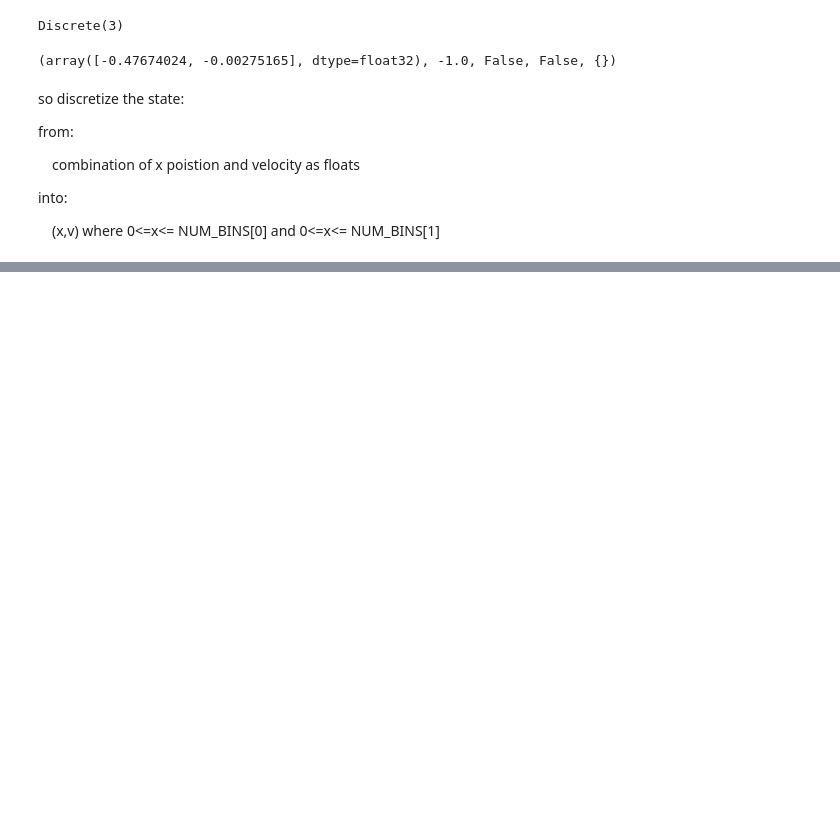
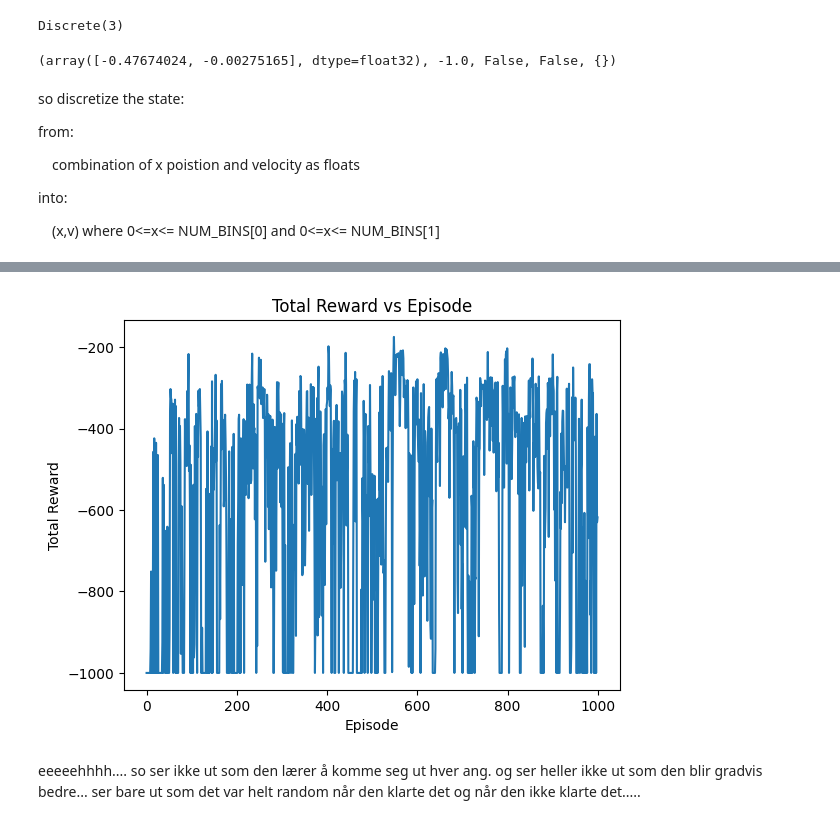
Before and after one commit to saraahmadi3/inf368, a Jupyter notebook: p4/p2ex4/ex4.ipynb, the cells around one changed output, grey strips where cells are left out. Saved outputs shown, nothing was run; the diff lists cells and outputs as text; code cells hidden in the pictures; blank space fills up the shorter version.

Commit message:
q learning seems to not learn....

```diff
--- a/p4/p2ex4/ex4.ipynb
+++ b/p4/p2ex4/ex4.ipynb
@@ -42,10 +35,14 @@ Velocity Bounds: (-0.07, 0.07)
 # %%
 # choose discrete step delta for position and velocity
 # to discretize the state space
+
+# seperate
 delta_position = 0.1
 delta_velocity = 0.01
+deltas=[delta_position, delta_velocity]
 
-DELTA = [delta_position, delta_velocity]
+# use the same
+delta=0.1
 # %% [markdown]
 **NUM_BINS**
 - decide the number of bins for each state value
@@ -59,6 +56,6 @@ DELTA = [delta_position, delta_velocity]
 - but also decreases the size of the Q-table, and the time to train the agent
 # %%
 # calculate the number of bins for position and velocity based on the bounds and delta
-NUM_BINS = [int(STATE_BOUNDS[i][1] - STATE_BOUNDS[i][0] / DELTA[i])+1 for i in range(2)]
-NUM_BINS
+num_bins = [round(STATE_BOUNDS[i][1] - STATE_BOUNDS[i][0] / deltas[i])+1 for i in range(2)]
+print("Number of Bins:", num_bins)
 # %% [output]
@@ -98,7 +95,7 @@ into:
 &emsp;(x,v) where 0<=x<= NUM_BINS[0] and 0<=x<= NUM_BINS[1]
 # %%
 # Discretize the state space
-def discretize_state(state):
+def discretize_state(state, num_bins):
     discretized_state = []
     for i in range(len(state)):
         lower_bound, upper_bound = STATE_BOUNDS[i]
@@ -106,8 +103,8 @@ def discretize_state(state):
         # above the lower bound and below the upper bound
         value = min(max(state[i], lower_bound), upper_bound)
         # discretize the value --> from foat to int
-        discretized_value = int((value - lower_bound) / (upper_bound - lower_bound) * NUM_BINS[i])
+        discretized_value = int((value - lower_bound) / (upper_bound - lower_bound) * num_bins[i])
         discretized_state.append(discretized_value)
     return tuple(discretized_state)
-discretize_state(state)
+discretize_state(state, num_bins)
 # %% [output]
@@ -114,0 +180,2 @@ discretize_state(state)
+# %%
+Q,rewards=train_agent_q_learning(env,0.1)
@@ -114,0 +203,10 @@ discretize_state(state)
+# %%
+plt.plot(rewards)
+plt.xlabel('Episode')
+plt.ylabel('Total Reward')
+plt.title('Total Reward vs Episode')
+plt.show()
+# %% [output]
+[figure, added]
+# %% [markdown]
+eeeeehhhh.... so ser ikke ut som den lærer å komme seg ut hver ang. og ser heller ikke ut som den blir gradvis bedre... ser bare ut som det var helt random når den klarte det og når den ikke klarte det.....
```
Also changed, not shown: parts of 7 cells of this notebook.
